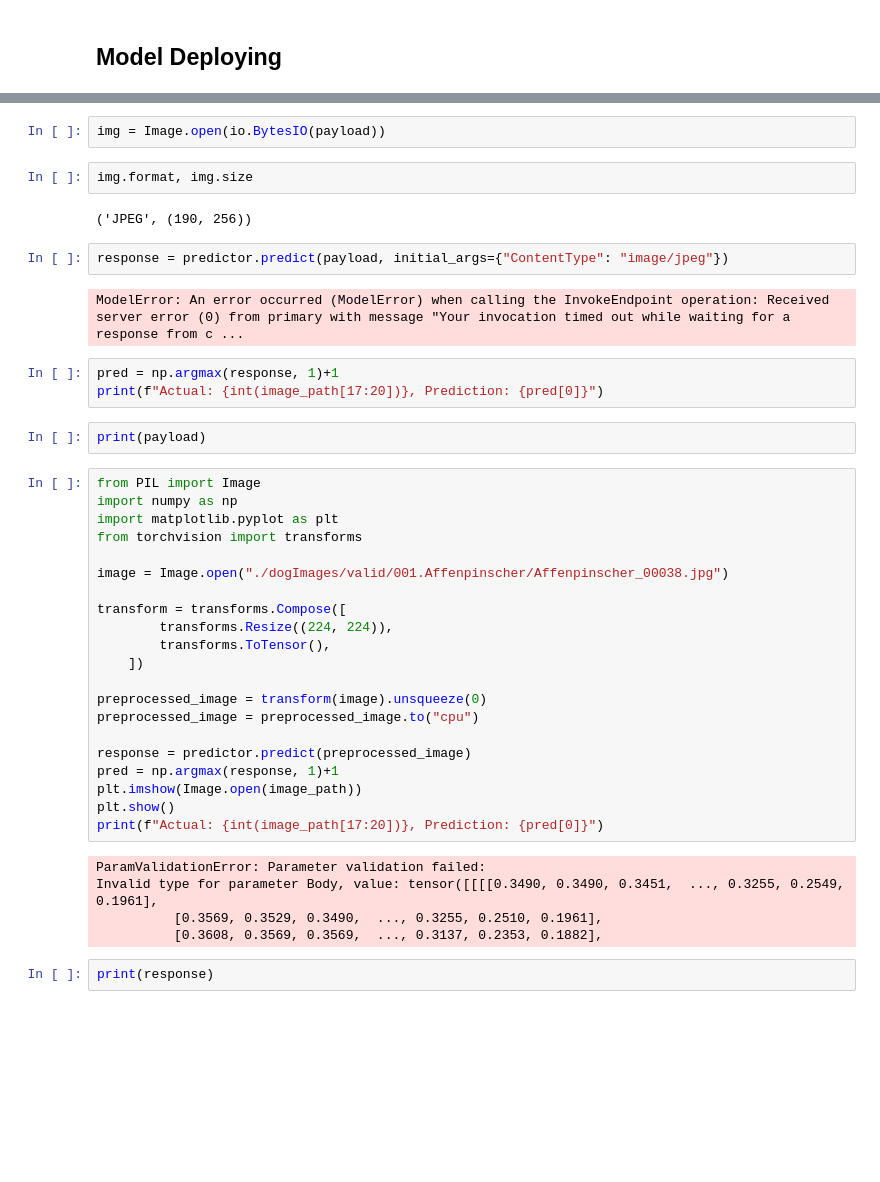
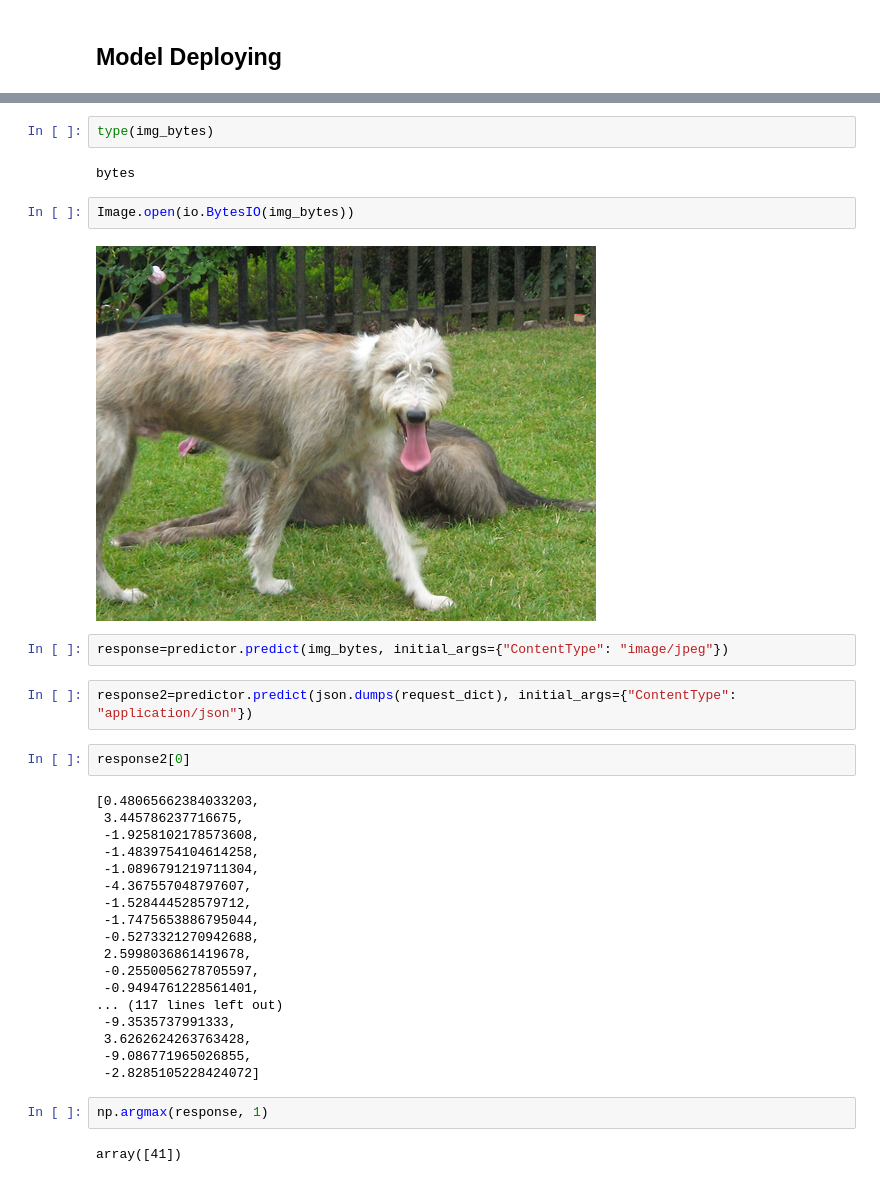
Before and after one commit to soyaoki/AWSMLE-Image-Classification-using-AWS-SageMaker, a Jupyter notebook: train_and_deploy.ipynb, the cells around one changed output, grey strips where cells are left out. Cells and saved outputs as stored; diff of their text form; blank space fills up the shorter version.

```diff
--- a/train_and_deploy.ipynb
+++ b/train_and_deploy.ipynb
@@ -484,43 +453,36 @@ Image.open(io.BytesIO(payload))
+# %%
+type(img_bytes)
+# %% [output]
+bytes
 # %%
-img = Image.open(io.BytesIO(payload))
+Image.open(io.BytesIO(img_bytes))
+# %% [output]
+[figure, added]
-# %%
-img.format, img.size
-# %% [output]
-('JPEG', (190, 256))
 # %%
-response = predictor.predict(payload, initial_args={"ContentType": "image/jpeg"})
+response=predictor.predict(img_bytes, initial_args={"ContentType": "image/jpeg"})
-# %% [output]
-ModelError: An error occurred (ModelError) when calling the InvokeEndpoint operation: Received server error (0) from primary with message "Your invocation timed out while waiting for a response from c ...
-# %%
-pred = np.argmax(response, 1)+1
-print(f"Actual: {int(image_path[17:20])}, Prediction: {pred[0]}")
-# %%
-print(payload)
-# %%
-from PIL import Image
-import numpy as np
-import matplotlib.pyplot as plt
-from torchvision import transforms
-
-image = Image.open("./dogImages/valid/001.Affenpinscher/Affenpinscher_00038.jpg")
-
-transform = transforms.Compose([
-        transforms.Resize((224, 224)),
-        transforms.ToTensor(),
-    ])
-
-preprocessed_image = transform(image).unsqueeze(0)
-preprocessed_image = preprocessed_image.to("cpu")
-
-response = predictor.predict(preprocessed_image)
-pred = np.argmax(response, 1)+1
-plt.imshow(Image.open(image_path))
-plt.show()
-print(f"Actual: {int(image_path[17:20])}, Prediction: {pred[0]}")
-# %% [output]
-ParamValidationError: Parameter validation failed:
-Invalid type for parameter Body, value: tensor([[[[0.3490, 0.3490, 0.3451,  ..., 0.3255, 0.2549, 0.1961],
-          [0.3569, 0.3529, 0.3490,  ..., 0.3255, 0.2510, 0.1961],
-          [0.3608, 0.3569, 0.3569,  ..., 0.3137, 0.2353, 0.1882],
-# %%
-print(response)
+# %%
+response2=predictor.predict(json.dumps(request_dict), initial_args={"ContentType": "application/json"})
+# %%
+response2[0]
+# %% [output]
+[0.48065662384033203,
+ 3.445786237716675,
+ -1.9258102178573608,
+ -1.4839754104614258,
+ -1.0896791219711304,
+ -4.367557048797607,
+ -1.528444528579712,
+ -1.7475653886795044,
+ -0.5273321270942688,
+ 2.5998036861419678,
+ -0.2550056278705597,
+ -0.9494761228561401,
+... (117 lines left out)
+ -9.3535737991333,
+ 3.6262624263763428,
+ -9.086771965026855,
+ -2.8285105228424072]
+# %%
+np.argmax(response, 1)
+# %% [output]
+array([41])
```
Also changed, not shown: parts of 33 cells of this notebook, 25 other files.
